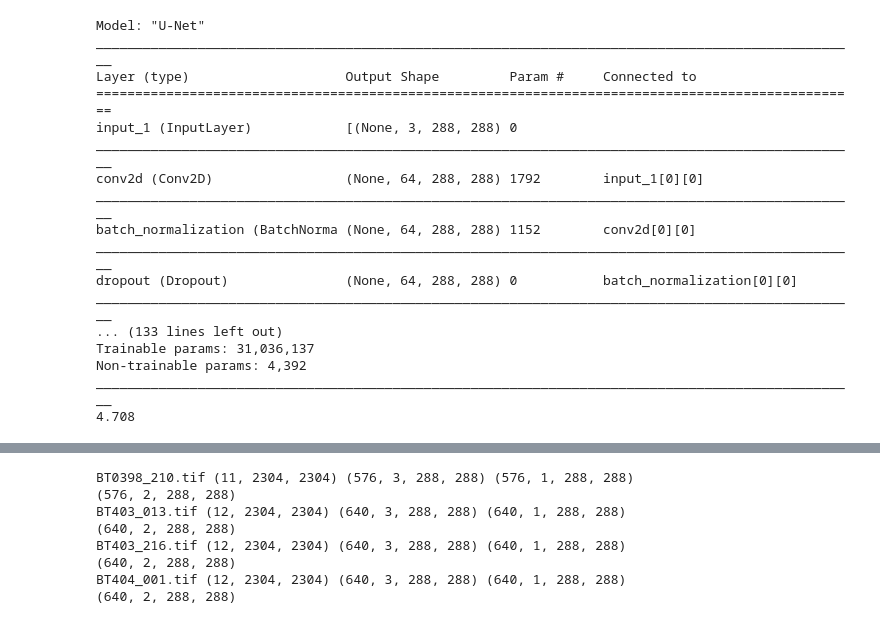
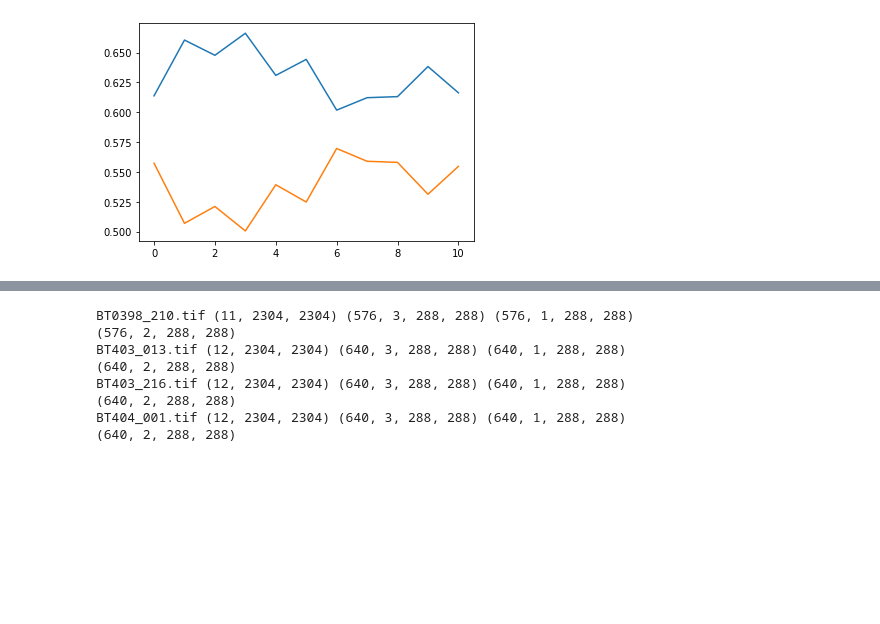
Before and after one commit to Oftatkofta/BactUnet, a Jupyter notebook: bactnet_inference_notebook.ipynb, the cells around one changed output, grey strips where cells are left out. Cells and saved outputs as stored; diff of their text form; code cells hidden in the pictures; blank space fills up the shorter version.

```diff
--- a/bactnet_inference_notebook.ipynb
+++ b/bactnet_inference_notebook.ipynb
@@ -91,10 +129,15 @@ def prepare_data(train_path, PATCH_SIZE):
 # %%
-image_dataset, mask_dataset = prepare_data(train_path, SIZE)
-print(image_dataset.shape, mask_dataset.shape)
+keras.backend.clear_session()
+stride = 2
+y_pred = None
+# #IOU
+for i in range(0, len(image_dataset), stride):
+    pred = model.predict(image_dataset[i:i+stride])
+    if y_pred is not None:
+        y_pred = np.concatenate((y_pred, pred))
 
+    if y_pred is None:
+        y_pred = pred
 
-from sklearn.model_selection import train_test_split
-X_train, X_test, y_train, y_test = train_test_split(image_dataset, mask_dataset, test_size = 0.15, random_state = 8)
-
-print(X_train.shape, X_test.shape, y_train.shape, y_test.shape)
+print(y_pred.shape)
 # %% [output]
@@ -170,47 +165,14 @@ def build_unet(input_shape):
 # %%
-keras.backend.clear_session() # Free up RAM in case the model definition cells were run multiple times
+dices = []
+IOUs = []
+frames = range(len(y_true))
 
+for i in range(len(y_true)):
+    dices.append(float(losses.dice_coef(y_true[i], y_pred[i])))
+    IOUs.append(float(losses.iou_seg(y_true[i], y_pred[i])))
 
-#from keras_unet_collection import models
-from keras_unet_collection import losses
-
-
-# Build model
-def hybrid_loss(y_true, y_pred):
-
-    loss_focal = losses.focal_tversky(y_true, y_pred, alpha=0.5, gamma=4/3)
-    loss_iou = losses.iou_seg(y_true, y_pred)
-
-    # (x)
-    #loss_ssim = losses.ms_ssim(y_true, y_pred, max_val=1.0, filter_size=4)
-
-    return loss_focal+loss_iou #+loss_ssim
-
-SIZE=288
-input_shape = (3, SIZE, SIZE)
-batch_size = 8
-
-model = build_unet(input_shape)
-model.compile(loss=[hybrid_loss, hybrid_loss, hybrid_loss, hybrid_loss, hybrid_loss],
-                  loss_weights=[0.25, 0.25, 0.25, 0.25, 1.0],
-                  optimizer=keras.optimizers.Adam(learning_rate=1e-4), metrics=[losses.dice_coef, losses.iou_seg])
-model.summary()
-print(get_model_memory_usage(batch_size, model))
+plt.plot(frames, dices)
+plt.plot(frames, IOUs)
+plt.show()
 # %% [output]
-Model: "U-Net"
-__________________________________________________________________________________________________
-Layer (type)                    Output Shape         Param #     Connected to
-==================================================================================================
-input_1 (InputLayer)            [(None, 3, 288, 288) 0
-__________________________________________________________________________________________________
-conv2d (Conv2D)                 (None, 64, 288, 288) 1792        input_1[0][0]
-__________________________________________________________________________________________________
-batch_normalization (BatchNorma (None, 64, 288, 288) 1152        conv2d[0][0]
-__________________________________________________________________________________________________
-dropout (Dropout)               (None, 64, 288, 288) 0           batch_normalization[0][0]
-__________________________________________________________________________________________________
-... (133 lines left out)
-Trainable params: 31,036,137
-Non-trainable params: 4,392
-__________________________________________________________________________________________________
-4.708
+[figure, added]
```
Also changed, not shown: parts of 14 cells of this notebook, 1 other file.
